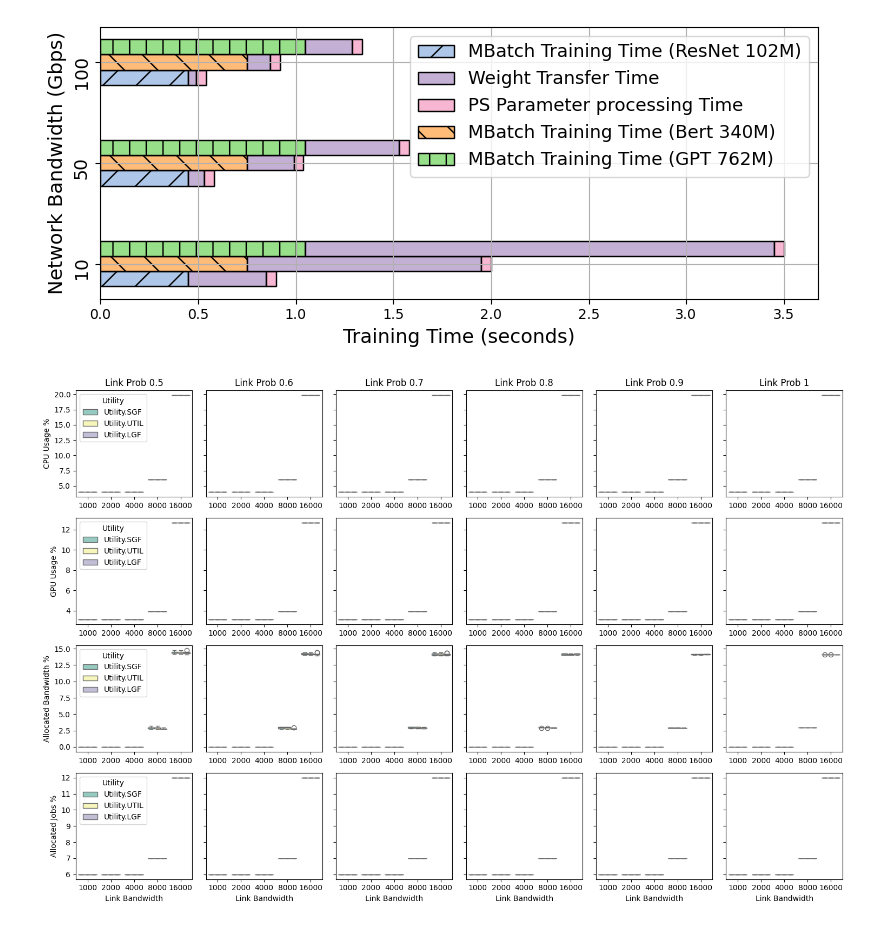
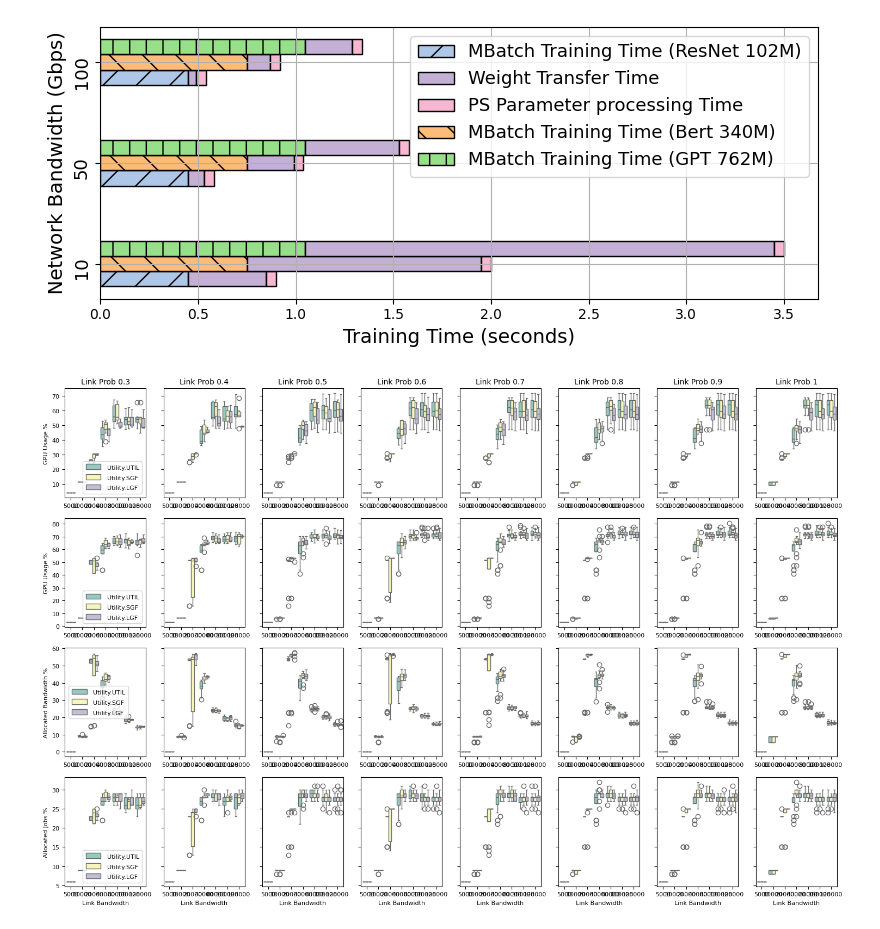
Before and after one commit to pintauroo/PlebyNet, a Jupyter notebook: plot.ipynb, the cells around one changed output. Saved outputs shown, nothing was run; the diff lists cells and outputs as text; code cells hidden in the pictures.

```diff
--- a/plot.ipynb
+++ b/plot.ipynb
@@ -406,8 +394,8 @@ import seaborn as sns
 
 # Function to plot boxplots for each metric, grouped by utility and bandwidth
 def plot_combined_boxplots(data):
-    metrics = ['cpu', 'gpu', 'allocated_bw', 'allocated_jobs']
-    metric_labels = ['CPU Usage %', 'GPU Usage %', 'Allocated Bandwidth %', 'Allocated Jobs %']
+    metrics = ['GPU', 'gpu', 'allocated_bw', 'allocated_jobs']
+    metric_labels = ['GPU Usage %', 'GPU Usage %', 'Allocated Bandwidth %', 'Allocated Jobs %']
 
     for i, metric in enumerate(metrics):
         plt.figure(figsize=(15, 10))
@@ -927,51 +904,51 @@ import matplotlib.pyplot as plt
 import seaborn as sns
 
 # Load the data from the CSV files
-data = pd.read_csv('/home/andrea/Desktop/PlebiscitoN/results.csv')
-# data1 = pd.read_csv('/home/andrea/Desktop/PlebiscitoN/results_1.csv')
-# data2 = pd.read_csv('/home/andrea/Desktop/PlebiscitoN/results_2.csv')
-# data3 = pd.read_csv('/home/andrea/Desktop/PlebiscitoN/results_3.csv')
+data = pd.read_csv('/home/andrea/PlebyNet/results.csv')
 
-# Concatenate the data
-# data = pd.concat([data, data1, data2, data3])
+# Concatenate the data (if needed)
 data = pd.concat([data])
 
 # Function to plot boxplots for each metric, grouped by utility and bandwidth
 def plot_combined_boxplots(data, link_probs):
     metrics = ['cpu', 'gpu', 'tot_percentage_used_bw', 'allocated_jobs']
-    metric_labels = ['CPU Usage %', 'GPU Usage %', 'Allocated Bandwidth %', 'Allocated Jobs %']
+    metric_labels = ['GPU Usage %', 'GPU Usage %', 'Allocated Bandwidth %', 'Allocated Jobs %']
 
     fig, axes = plt.subplots(len(metrics), len(link_probs), figsize=(15, 10), sharey='row')
 
     for j, link_prob in enumerate(link_probs):
-        subset = data[(data['link_prob'] == link_prob) & (data['link_bw'] < 32000)]
+        subset = data[(data['link_prob'] == link_prob)]
         for i, metric in enumerate(metrics):
             sns.boxplot(x='link_bw', y=metric, hue='utility', data=subset, palette='Set3', ax=axes[i, j])
             if i == 0:
-                axes[i, j].set_title(f'Link Prob {link_prob}')
+                axes[i, j].set_title(f'Link Prob {link_prob}', fontsize=10)
             if j == 0:
-                axes[i, j].set_ylabel(metric_labels[i])
+                axes[i, j].set_ylabel(metric_labels[i], fontsize=8)
             else:
                 axes[i, j].set_ylabel('')
             if i == len(metrics) - 1:
-                axes[i, j].set_xlabel('Link Bandwidth')
+                axes[i, j].set_xlabel('Link Bandwidth', fontsize=8)
             else:
                 axes[i, j].set_xlabel('')
+            axes[i, j].tick_params(axis='both', which='major', labelsize=8)
             if j != 0:
                 axes[i, j].legend_.remove()
             else:
-                axes[i, j].legend(title='Utility')
+                axes[i, j].legend(title='Utility', fontsize=8)
+                axes[i, j].legend().get_title().set_fontsize(8)
+                for text in axes[i, j].legend().get_texts():
+                    text.set_fontsize(8)
 
     plt.tight_layout()
     plt.show()
 
 # Define the link probabilities
-link_probs = [0.5, 0.6, 0.7, 0.8, 0.9, 1]
+link_probs = [0.3, 0.4, 0.5, 0.6, 0.7, 0.8, 0.9, 1]
 
 # Plot the combined boxplots
 plot_combined_boxplots(data, link_probs)
 # %% [output]
-[figure, old version]
+[figure, new version]
 # %%
 import pandas as pd
 import matplotlib.pyplot as plt
```
Also changed, not shown: parts of 16 cells of this notebook, 11 other files.
